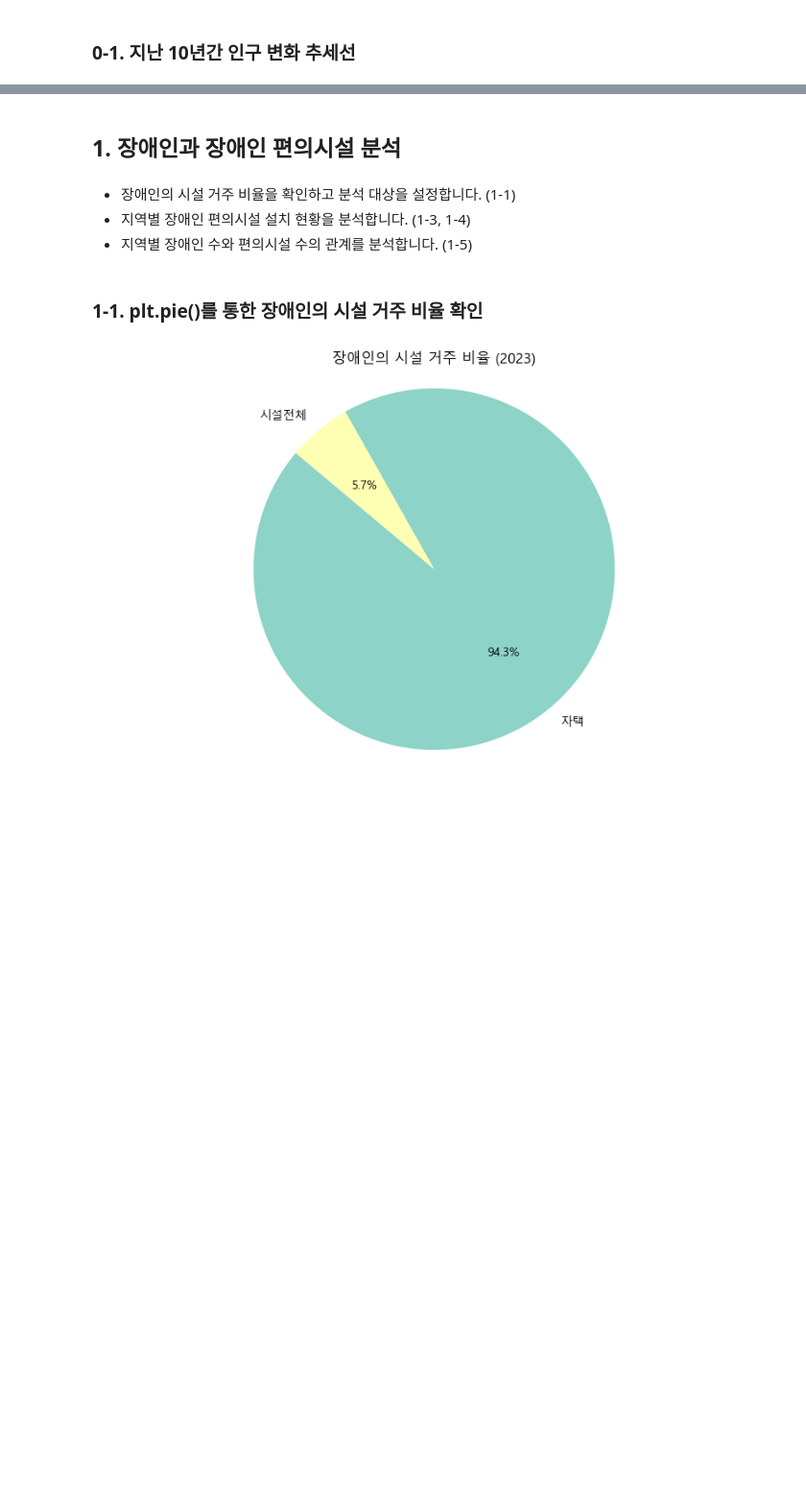
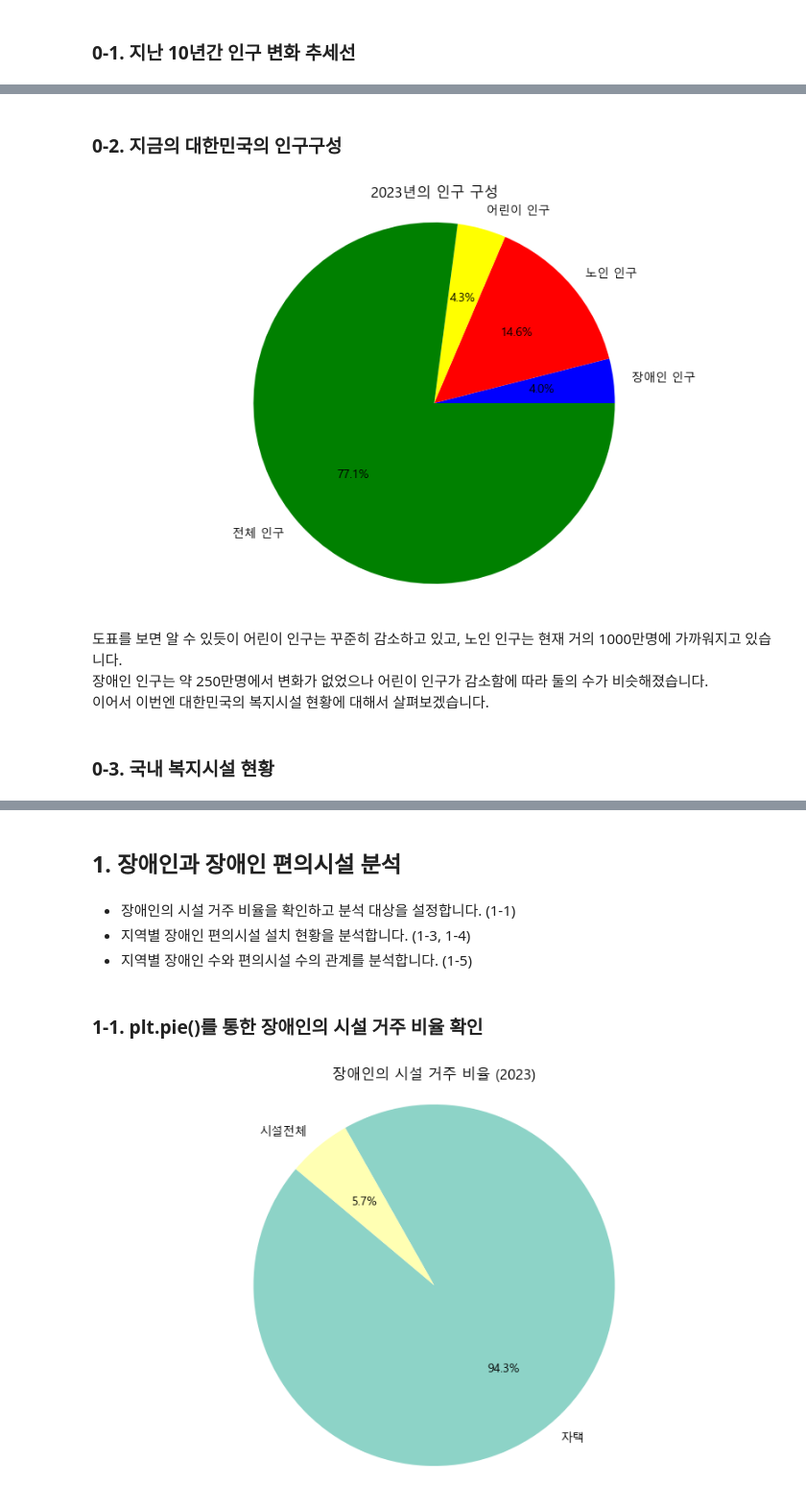
Before and after one commit to sjunc/2024-DA-Team, a Jupyter notebook: 분석 파일/1조_데이터분식.ipynb, the cells around one changed output, grey strips where cells are left out. Shown at 96% size. Cells and saved outputs as stored; diff of their text form; code cells hidden in the pictures; blank space fills up the shorter version.

```diff
--- a/분석 파일/1조_데이터분식.ipynb
+++ b/분석 파일/1조_데이터분식.ipynb
@@ -82,0 +123,25 @@ plt.show()
+# %% [markdown]
+### 0-2. 지금의 대한민국의 인구구성
+# %%
+import csv
+import matplotlib.pyplot as plt
+
+#위에서 확인한 가장 마지막 정보로 리스트 생성
+labels = ['장애인 인구', '노인 인구', '어린이 인구', '전체 인구']
+values = [2641896 ,9730411,2884670, 51325329]
+
+
+# 원 그래프 생성
+plt.figure(figsize=(10, 6))
+plt.pie(values, labels=labels, colors=['blue','red','yellow','green'], autopct='%1.1f%%', )
+plt.title('2023년의 인구 구성')
+plt.axis('equal')
+plt.show()
+# %% [output]
+[figure, added]
+# %% [markdown]
+도표를 보면 알 수 있듯이 어린이 인구는 꾸준히 감소하고 있고, 노인 인구는 현재 거의 1000만명에 가까워지고 있습니다.
+장애인 인구는 약 250만명에서 변화가 없었으나 어린이 인구가 감소함에 따라 둘의 수가 비슷해졌습니다.
+이어서 이번엔 대한민국의 복지시설 현황에 대해서 살펴보겠습니다.
+# %% [markdown]
+### 0-3. 국내 복지시설 현황
```
Also changed, not shown: parts of 12 cells of this notebook.
